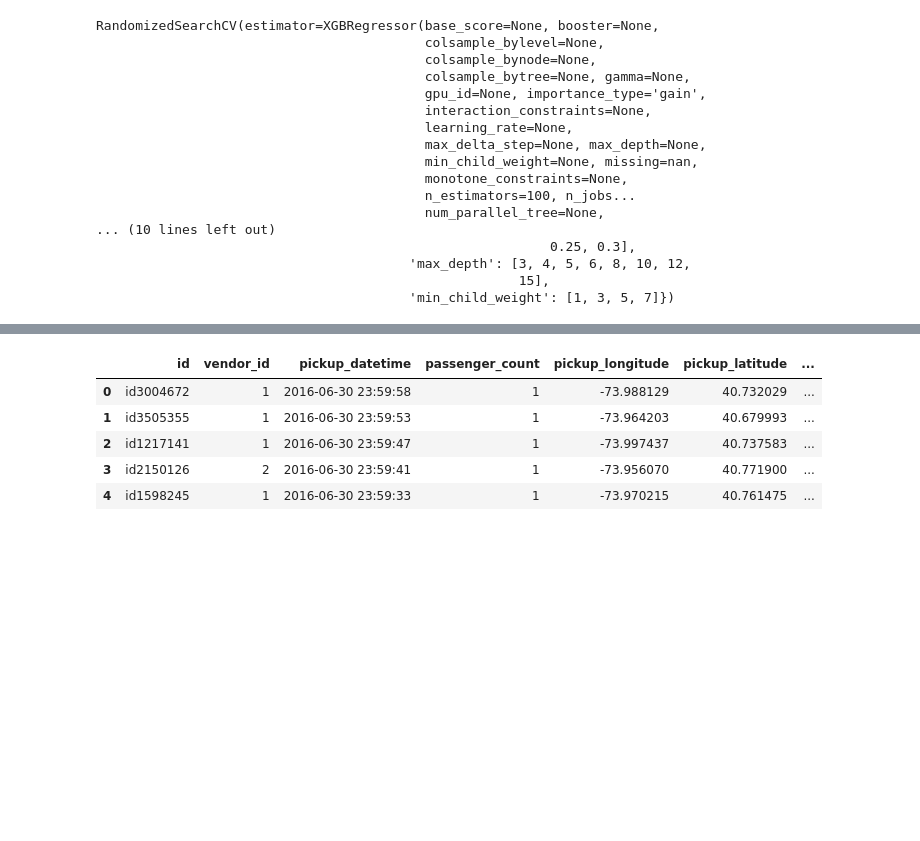
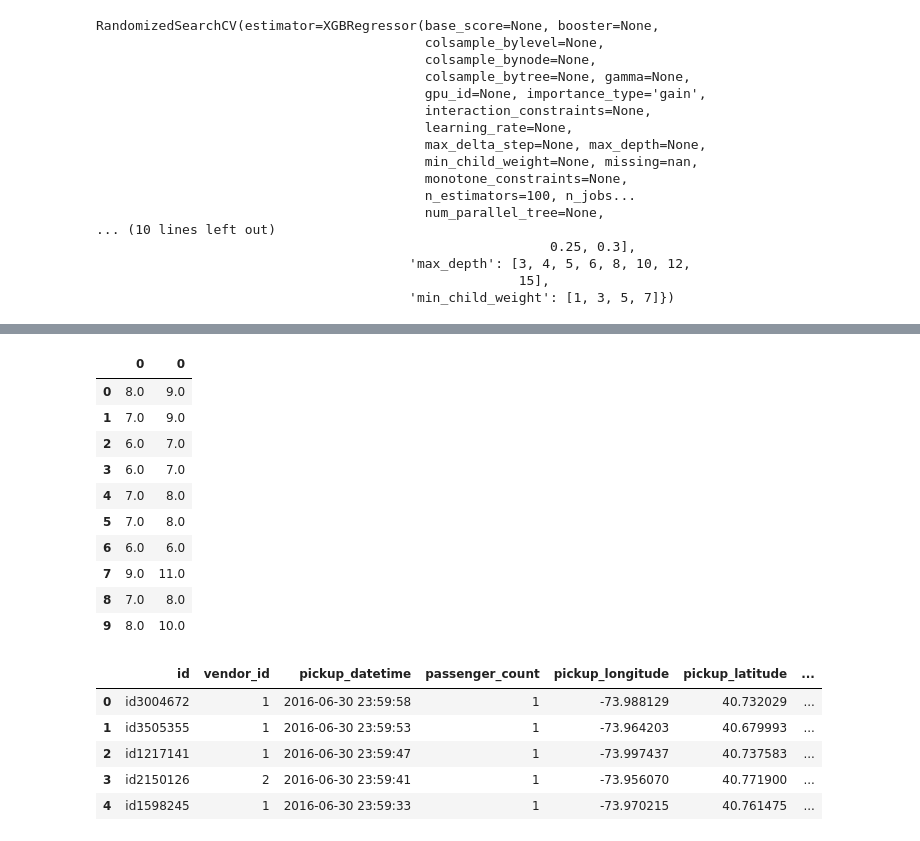
Before and after one commit to abparasar/New-York-City-Taxi-Fare-Prediction, a Jupyter notebook: Untitled5.ipynb, the cells around one changed output, grey strips where cells are left out. Cells and saved outputs as stored; diff of their text form; code cells hidden in the pictures; blank space fills up the shorter version.

```diff
--- a/Untitled5.ipynb
+++ b/Untitled5.ipynb
@@ -343,3 +370,17 @@ R2: 0.7461837857879294
+# %%
+final2.head(10)
+# %% [output]
+|  | 0 | 0 |
+| 0 | 8.0 | 9.0 |
+| 1 | 7.0 | 9.0 |
+| 2 | 6.0 | 7.0 |
+| 3 | 6.0 | 7.0 |
+| 4 | 7.0 | 8.0 |
+| 5 | 7.0 | 8.0 |
+| 6 | 6.0 | 6.0 |
+| 7 | 9.0 | 11.0 |
+| 8 | 7.0 | 8.0 |
+| 9 | 8.0 | 10.0 |
 # %%
 df2 = pd.read_csv("test.csv")
 # %%
```
Also changed, not shown: parts of 28 cells of this notebook.
